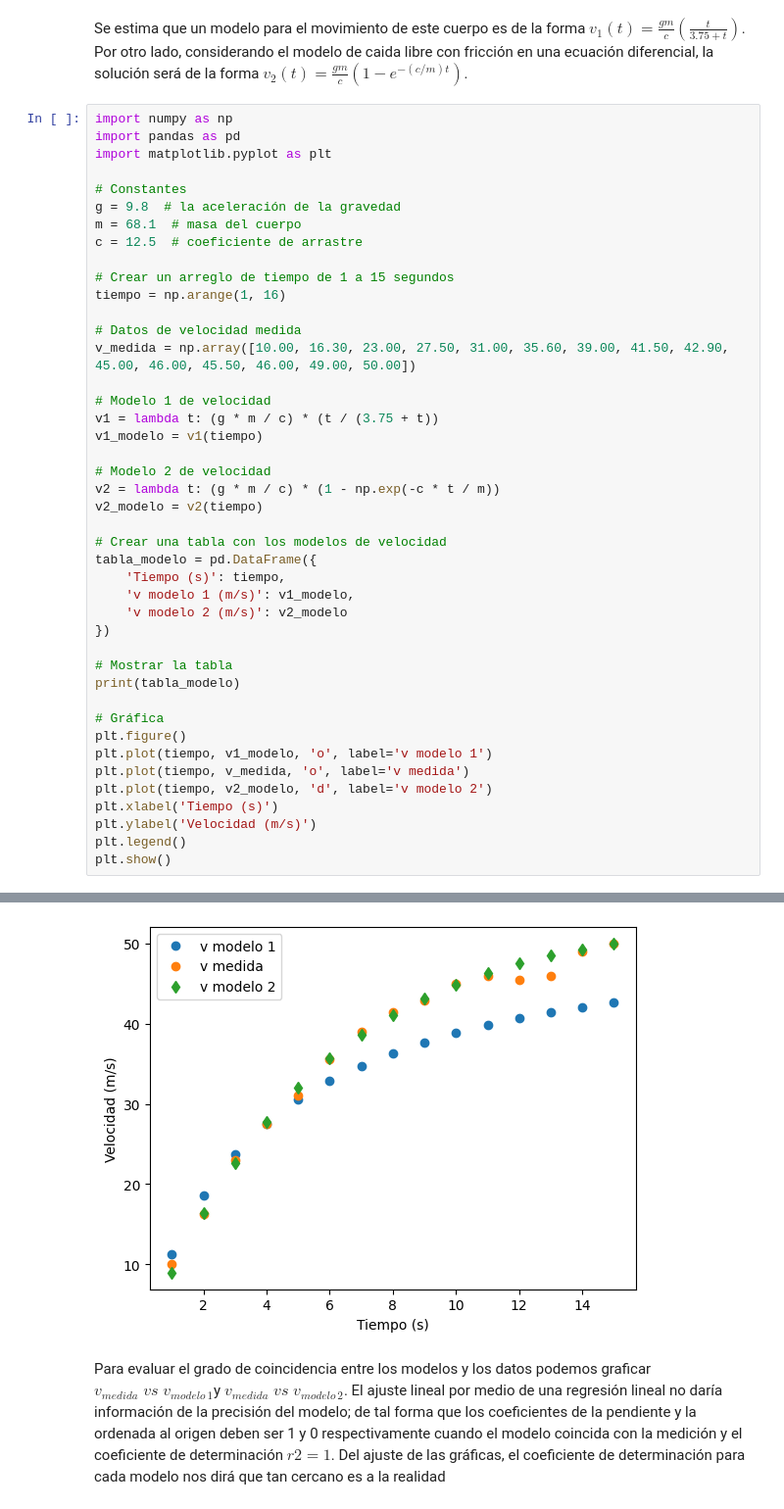
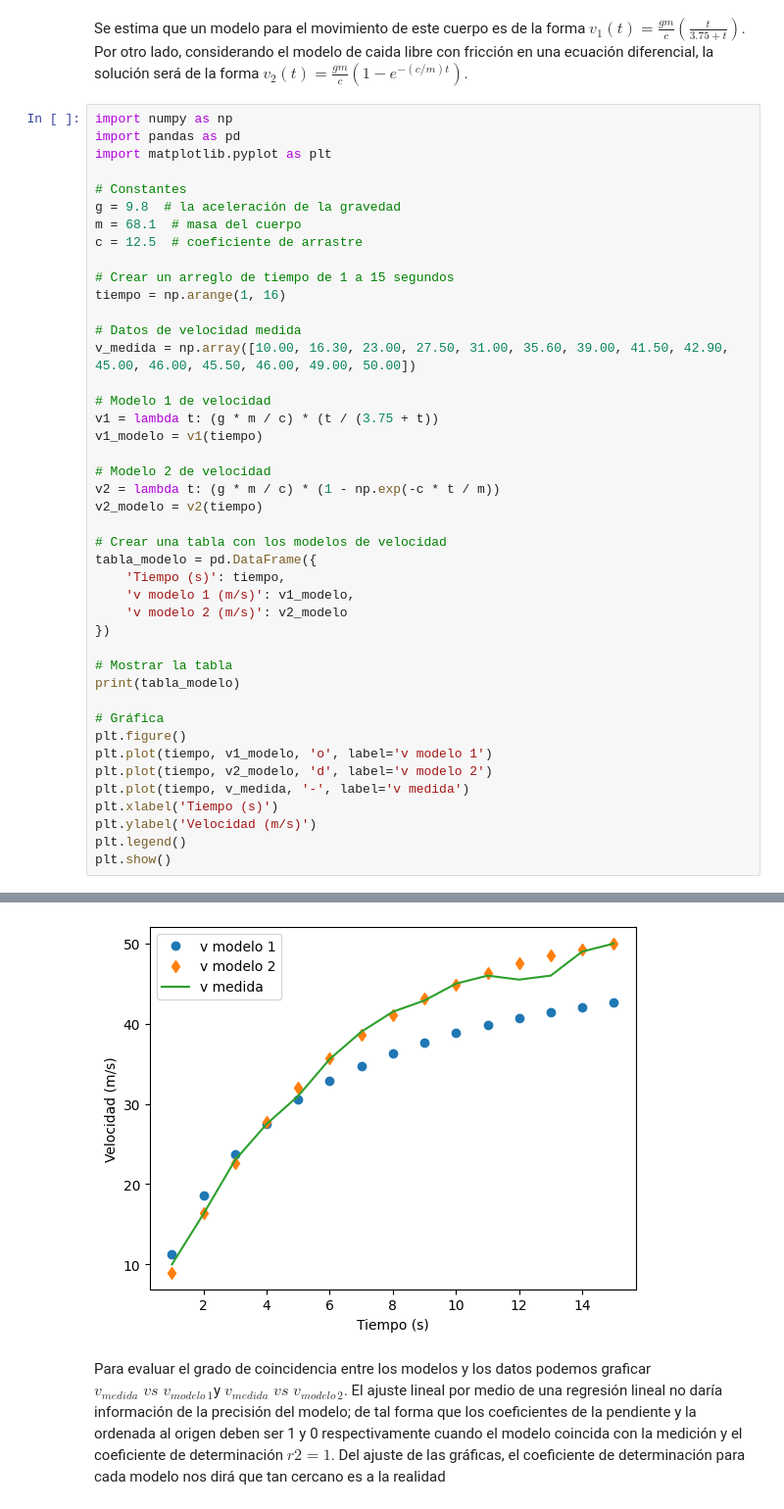
Before and after one commit to ArnaldoHC/Herramientas-Computacionales-Avanzadas, a Jupyter notebook: Clases/Ajustes/Regresion_lineal.ipynb, the cells around one changed output, grey strips where cells are left out. Shown at 98% size. Drawn from its saved outputs; the diff is of its cells as text.

```diff
--- a/Clases/Ajustes/Regresion_lineal.ipynb
+++ b/Clases/Ajustes/Regresion_lineal.ipynb
@@ -219,35 +219,35 @@ tabla_modelo = pd.DataFrame({
 })
 
 # Mostrar la tabla
 print(tabla_modelo)
 
 # Gráfica
 plt.figure()
 plt.plot(tiempo, v1_modelo, 'o', label='v modelo 1')
-plt.plot(tiempo, v_medida, 'o', label='v medida')
 plt.plot(tiempo, v2_modelo, 'd', label='v modelo 2')
+plt.plot(tiempo, v_medida, '-', label='v medida')
 plt.xlabel('Tiempo (s)')
 plt.ylabel('Velocidad (m/s)')
 plt.legend()
 plt.show()
 # %% [output]
     Tiempo (s)  v modelo 1 (m/s)  v modelo 2 (m/s)
 0            1         11.240084          8.953182
 1            2         18.570574         16.404981
 2            3         23.729067         22.607167
 3            4         27.556335         27.769291
 4            5         30.508800         32.065765
 5            6         32.855631         35.641752
 6            7         34.765842         38.618071
 7            8         36.350911         41.095283
 8            9         37.687341         43.157085
 9           10         38.829382         44.873138
 10          11         39.816569         46.301421
 11          12         40.678400         47.490191
 12          13         41.437325         48.479613
 13          14         42.110738         49.303116
 14          15         42.712320         49.988524
-[figure, old version]
+[figure, new version]
 # %% [markdown]
 Para evaluar el grado de coincidencia entre los modelos y los datos podemos graficar $v_{medida}\; vs\;v_{modelo\,1}$y $v_{medida}\; vs\;v_{modelo\,2}$. El ajuste lineal por medio de una regresión lineal no daría información de la precisión del modelo; de tal forma que los coeficientes de la pendiente y la ordenada al origen deben ser 1 y 0 respectivamente cuando el modelo coincida con la medición y el coeficiente de determinación $r2=1$. Del ajuste de las gráficas, el coeficiente de determinación para cada modelo nos dirá que tan cercano es a la realidad
 # %% [markdown]
```
